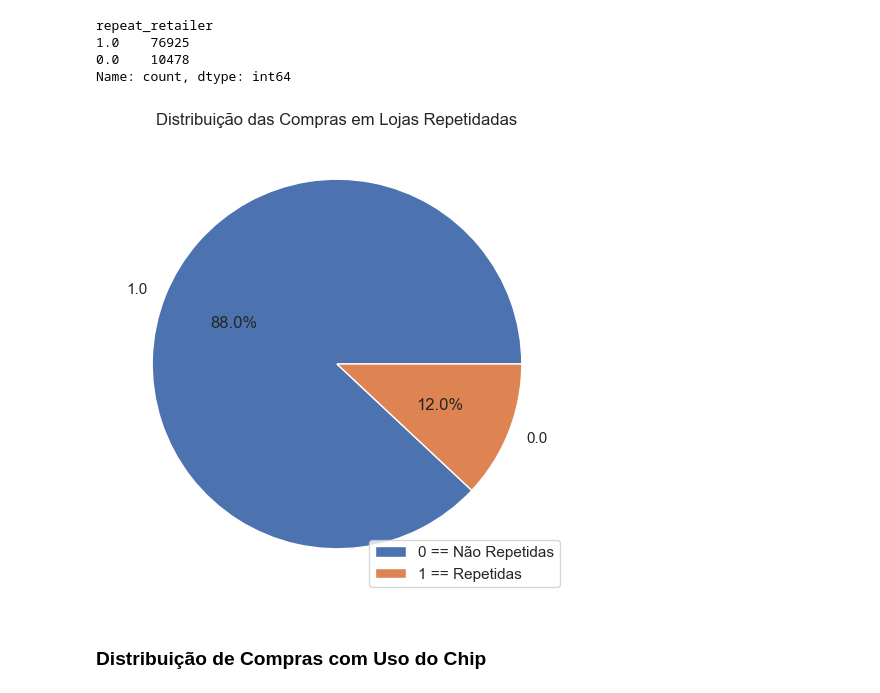
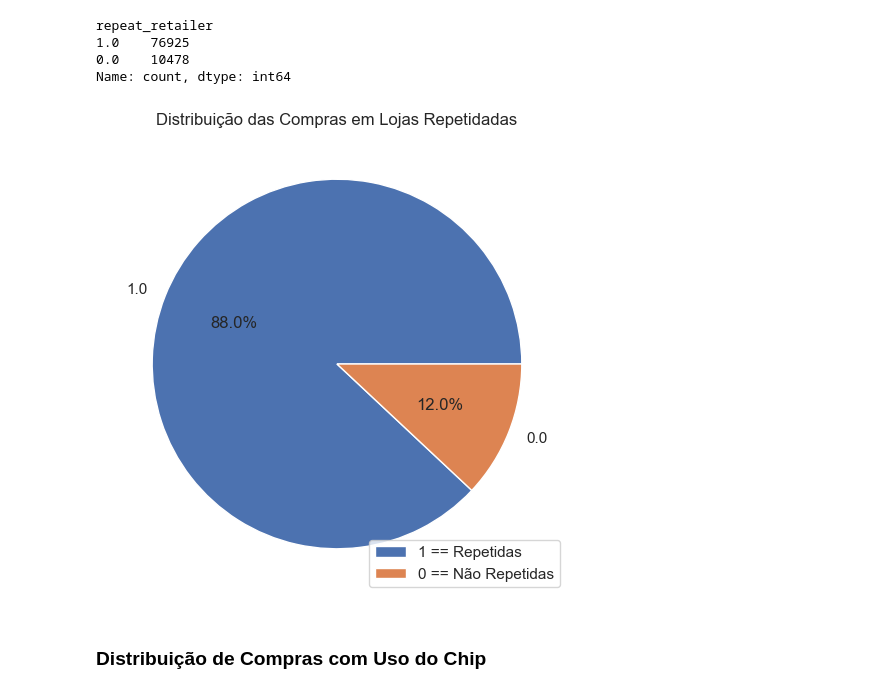
Before and after one commit to gui23dib/AI-Model-Test, a Jupyter notebook: CreditCardFraudDetection_FraudFrameAnalysis.ipynb, the cells around one changed output. Saved outputs shown, nothing was run; the diff lists cells and outputs as text; code cells hidden in the pictures.

```diff
--- a/CreditCardFraudDetection_FraudFrameAnalysis.ipynb
+++ b/CreditCardFraudDetection_FraudFrameAnalysis.ipynb
@@ -183,19 +185,19 @@ Name: count, dtype: int64
 # %%
 # Configurando o estilo do Seaborn
 sns.set(style="whitegrid")
 
 # Plotagem do gráfico de torta apenas para 'repeat_retailer'
 plt.figure(figsize=(6, 6))
 plt.pie(repeat_retailer_count.values, labels=repeat_retailer_count.index, autopct='%1.1f%%')
 plt.title('Distribuição das Compras em Lojas Repetidadas')
 
 # Adicionando legendas
-legend_labels = ['0 == Não Repetidas', '1 == Repetidas']
+legend_labels = ['1 == Repetidas', '0 == Não Repetidas']
 plt.legend(legend_labels, loc='lower right')
 
 plt.show()
 # %% [output]
-[figure, old version]
+[figure, new version]
 # %% [markdown]
 ### Distribuição de Compras com Uso do Chip
 # %%
```
Also changed, not shown: parts of 12 cells of this notebook.
